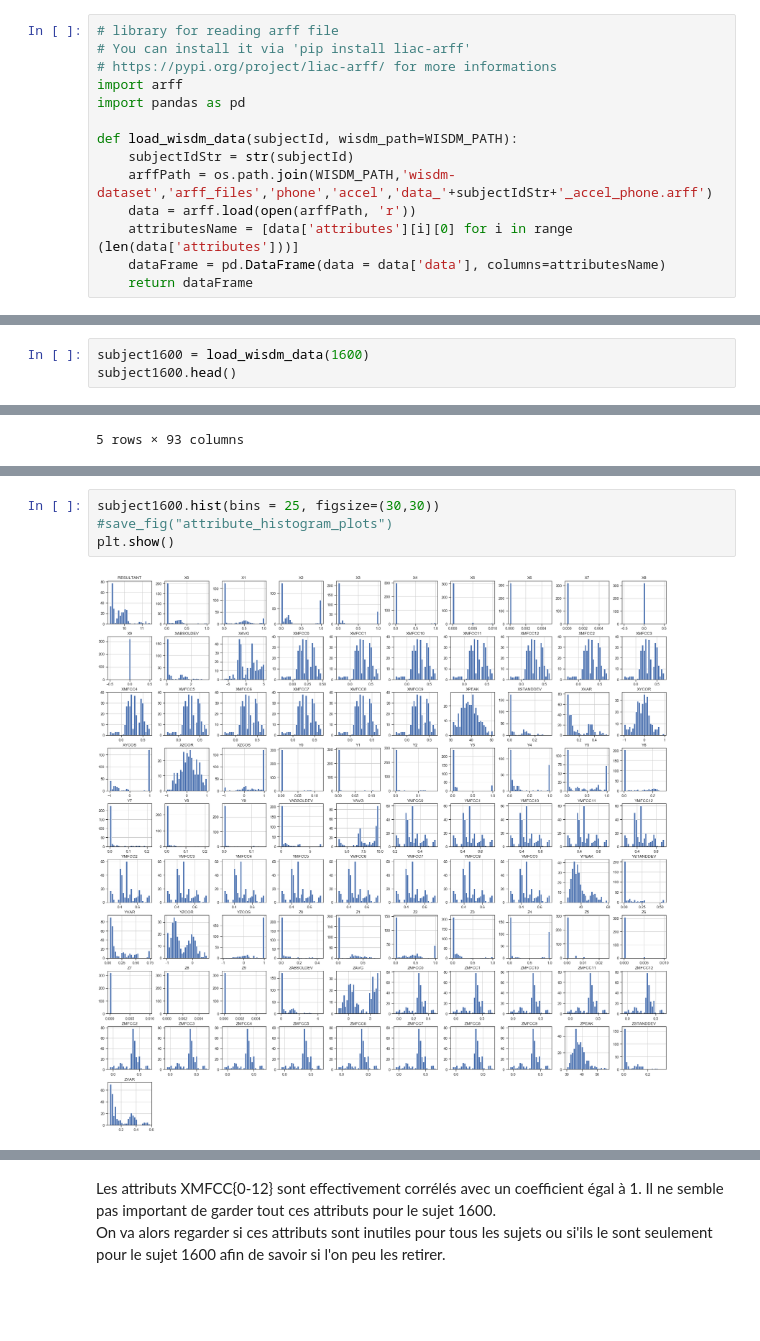
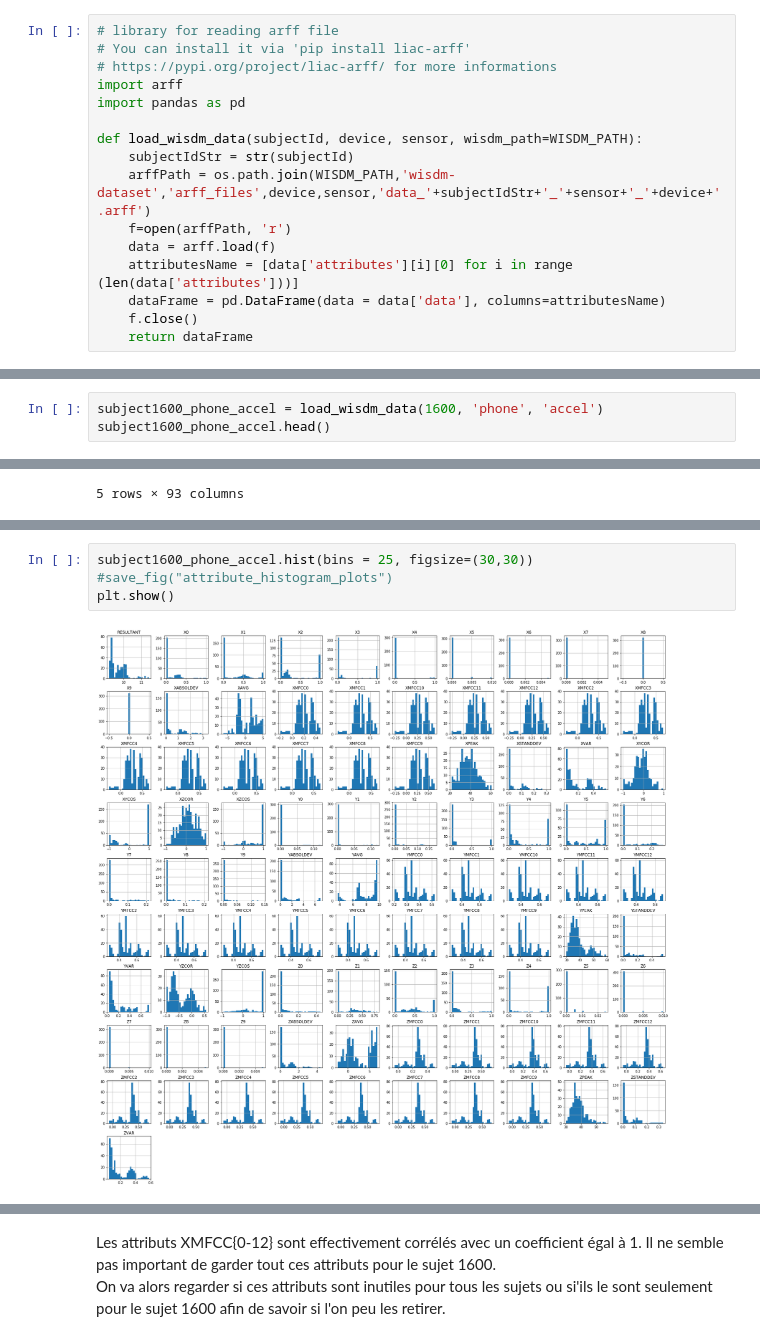
Before and after one commit to BaptisteSaintArnoult/human-activity-recognition, a Jupyter notebook: machin-learning-using-CRIPS-DM-process.ipynb, the cells around one changed output, grey strips where cells are left out. Drawn from its saved outputs; the diff is of its cells as text; blank space fills up the shorter version.

```diff
--- a/machin-learning-using-CRIPS-DM-process.ipynb
+++ b/machin-learning-using-CRIPS-DM-process.ipynb
@@ -141,10 +232,12 @@ plt.show()
 import arff
 import pandas as pd
 
-def load_wisdm_data(subjectId, wisdm_path=WISDM_PATH):
+def load_wisdm_data(subjectId, device, sensor, wisdm_path=WISDM_PATH):
     subjectIdStr = str(subjectId)
-    arffPath = os.path.join(WISDM_PATH,'wisdm-dataset','arff_files','phone','accel','data_'+subjectIdStr+'_accel_phone.arff')
-    data = arff.load(open(arffPath, 'r'))
+    arffPath = os.path.join(WISDM_PATH,'wisdm-dataset','arff_files',device,sensor,'data_'+subjectIdStr+'_'+sensor+'_'+device+'.arff')
+    f=open(arffPath, 'r')
+    data = arff.load(f)
     attributesName = [data['attributes'][i][0] for i in range (len(data['attributes']))]
     dataFrame = pd.DataFrame(data = data['data'], columns=attributesName)
+    f.close()
     return dataFrame
@@ -151,6 +246,6 @@ def load_wisdm_data(subjectId, wisdm_path=WISDM_PATH):
 # %%
-subject1600 = load_wisdm_data(1600)
-subject1600.head()
+subject1600_phone_accel = load_wisdm_data(1600, 'phone', 'accel')
+subject1600_phone_accel.head()
 # %% [output]
 |  | ACTIVITY | X0 | X1 | X2 | X3 | X4 | X5 | X6 | X7 | X8 | ... | ... |
 | 0 | A | 0.235 | 0.470 | 0.275 | 0.020 | 0.000 | 0.0 | 0.0 | 0.0 | 0.0 | ... | ... |
@@ -173,10 +268,10 @@ subject1600.describe()
 | max | 1.000000 | 1.000000 | 1.000000 | 1.000000 | 0.995000 | 0.010000 | 0.005000 | 0.005000 | 0.0 | 0.0 | ... | ... |
 8 rows × 91 columns
 # %%
-subject1600.hist(bins = 25, figsize=(30,30))
+subject1600_phone_accel.hist(bins = 25, figsize=(30,30))
 #save_fig("attribute_histogram_plots")
 plt.show()
 # %% [output]
-[figure, old version]
+[figure, new version]
 # %% [markdown]
 On remarque dans l'histogramme que certains attributs comme X0 et X3 n'ont que très peu de dispersion. D'autres n'ont aucune dispersion comme X7 et X8 qui sont nuls tout le temps. On va essayer de voir si ces attributs sont utiles ou si on peut les enlever pour la suite.
```
Also changed, not shown: parts of 32 cells of this notebook.
